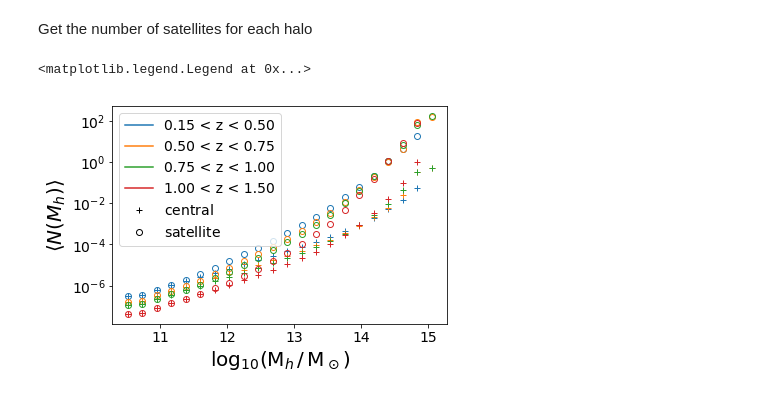
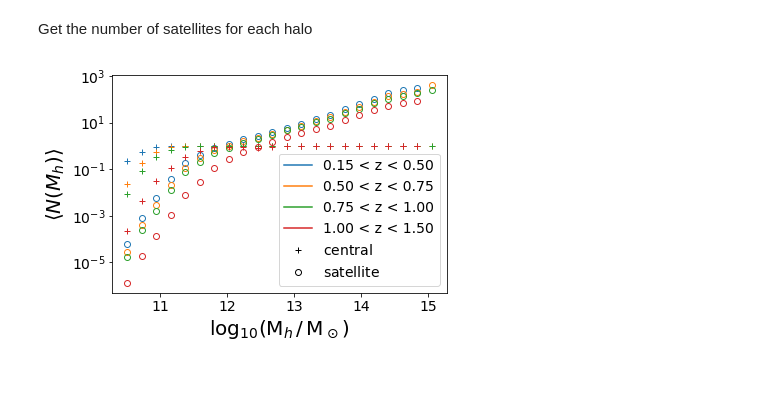
Before and after one commit to LSSTDESC/DEHSC_LSS, a Jupyter notebook: notebooks/HOD_HSC_LSS.ipynb, the cells around one changed output. Saved outputs shown, nothing was run; the diff lists cells and outputs as text; code cells hidden in the pictures.

```diff
--- a/notebooks/HOD_HSC_LSS.ipynb
+++ b/notebooks/HOD_HSC_LSS.ipynb
@@ -80,25 +80,24 @@ sorted_id_s = np.argsort(galaxies['halo_id'][~galaxies['isCentral']])
 # %%
 is_c = galaxies['isCentral']
 # %%
-mean_count, me, ze, _ = binned_statistic_2d(np.log10(galaxies['halo_mass'][is_c][sorted_id_c]), galaxies['redshift'][is_c][sorted_id_c], h_counts_c[inv_c[sorted_id_c]], statistic='mean', bins=[m_edges, z_edges])
-std_count, me, ze, _ = binned_statistic_2d(np.log10(galaxies['halo_mass'][is_c][sorted_id_c]), galaxies['redshift'][is_c][sorted_id_c], h_counts_c[inv_c[sorted_id_c]], statistic='std', bins=[m_edges, z_edges])
+#mean_count, me, ze, _ = binned_statistic_2d(np.log10(galaxies['halo_mass'][is_c][sorted_id_c]), galaxies['redshift'][is_c][sorted_id_c], h_counts_c[inv_c[sorted_id_c]], statistic='mean', bins=[m_edges, z_edges])
+#std_count, me, ze, _ = binned_statistic_2d(np.log10(galaxies['halo_mass'][is_c][sorted_id_c]), galaxies['redshift'][is_c][sorted_id_c], h_counts_c[inv_c[sorted_id_c]], statistic='std', bins=[m_edges, z_edges])
 ncount, me, ze, _ = binned_statistic_2d(np.log10(galaxies['halo_mass'][is_c][sorted_id_c]), galaxies['redshift'][is_c][sorted_id_c], h_counts_c[inv_c[sorted_id_c]], statistic='count', bins=[m_edges, z_edges])
 # %%
-mean_count_s, me, ze, _ = binned_statistic_2d(np.log10(galaxies['halo_mass'][~is_c][sorted_id_s]), galaxies['redshift'][~is_c][sorted_id_s], h_counts_s[inv_s[sorted_id_s]], statistic='mean', bins=[m_edges, z_edges])
-std_count_s, me, ze, _ = binned_statistic_2d(np.log10(galaxies['halo_mass'][~is_c][sorted_id_s]), galaxies['redshift'][~is_c][sorted_id_s], h_counts_s[inv_s[sorted_id_s]], statistic='std', bins=[m_edges, z_edges])
+#mean_count_s, me, ze, _ = binned_statistic_2d(np.log10(galaxies['halo_mass'][~is_c][sorted_id_s]), galaxies['redshift'][~is_c][sorted_id_s], h_counts_s[inv_s[sorted_id_s]], statistic='mean', bins=[m_edges, z_edges])
+#std_count_s, me, ze, _ = binned_statistic_2d(np.log10(galaxies['halo_mass'][~is_c][sorted_id_s]), galaxies['redshift'][~is_c][sorted_id_s], h_counts_s[inv_s[sorted_id_s]], statistic='std', bins=[m_edges, z_edges])
 ncount_s, me, ze, _ = binned_statistic_2d(np.log10(galaxies['halo_mass'][~is_c][sorted_id_s]), galaxies['redshift'][~is_c][sorted_id_s], h_counts_s[inv_s[sorted_id_s]], statistic='count', bins=[m_edges, z_edges])
 # %%
 colors = ['C0','C1','C2','C3','C4','C5']
 for i in range(mean_count.shape[1]):
-    plt.errorbar(0.5*me[1:]+0.5*me[:-1], mean_count[:,i]/nh[:,i], std_count[:,i]/(nh[:,i]*np.sqrt(ncount[:,i])),linestyle='none', fmt='+', fillstyle='none', color=colors[i])
-    plt.errorbar(0.5*me[1:]+0.5*me[:-1], mean_count_s[:,i]/nh[:,i], std_count_s[:,i]/(nh[:,i]*np.sqrt(ncount_s[:,i])),linestyle='none', fmt='o', fillstyle='none', color=colors[i])
+    plt.errorbar(0.5*me[1:]+0.5*me[:-1], ncount[:,i]/nh[:,i], std_count[:,i]/(nh[:,i]*np.sqrt(ncount[:,i])),linestyle='none', fmt='+', fillstyle='none', color=colors[i])
+    plt.errorbar(0.5*me[1:]+0.5*me[:-1], ncount_s[:,i]/nh[:,i], std_count_s[:,i]/(nh[:,i]*np.sqrt(ncount_s[:,i])),linestyle='none', fmt='o', fillstyle='none', color=colors[i])
     plt.plot(11,-1, label='%.2f < z < %.2f' % (ze[i], ze[i+1]))
 plt.plot(11,-1,'k+', label=r'$\rm central$')
 plt.plot(11,-1,'ko', fillstyle='none', label=r'$\rm satellite$')
 plt.xlabel(r'$\log_{10}\left({\rm M}_h \,/\, {\rm M}_\odot\right)$', fontsize=20)
 plt.ylabel(r'$\langle N(M_{h}) \rangle$', fontsize=20)
 plt.yscale('log')
-plt.legend(loc='best')
+plt.legend(loc='best');
 # %% [output]
-<matplotlib.legend.Legend at 0x...>
-[figure, old version]
+[figure, new version]
```
Also changed, not shown: parts of 1 cell of this notebook.
